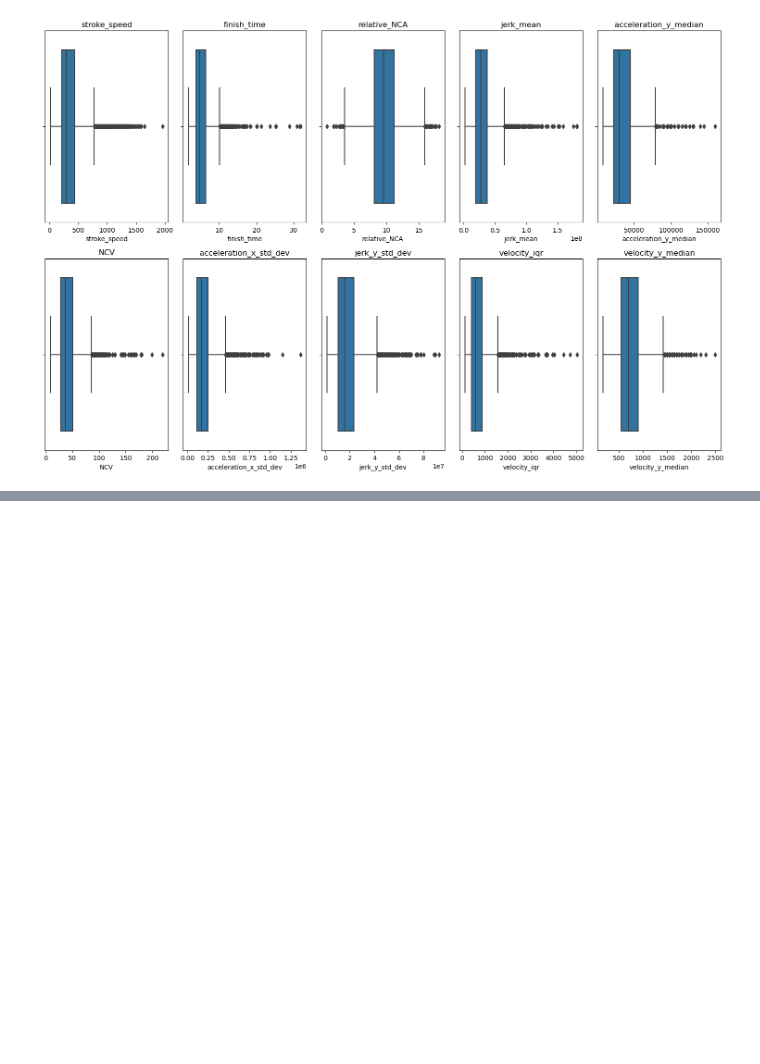
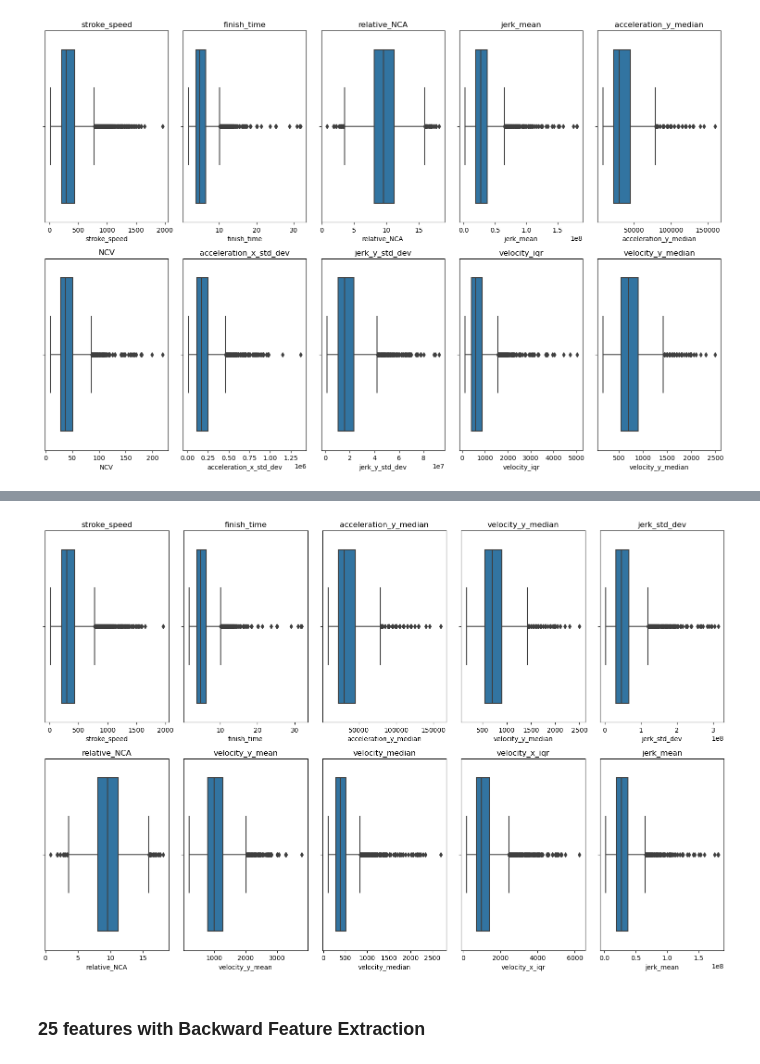
Before and after one commit to koalaspero/MI_Referencia, a Jupyter notebook: MyNotebooks/testing_models.ipynb, the cells around one changed output, grey strips where cells are left out. Saved outputs shown, nothing was run; the diff lists cells and outputs as text; code cells hidden in the pictures; blank space fills up the shorter version.

```diff
--- a/MyNotebooks/testing_models.ipynb
+++ b/MyNotebooks/testing_models.ipynb
@@ -196,0 +300,19 @@ plt.show()
+# %%
+# Define the number of top features you want to display
+top_n = 10  # Change this to the number of top features you want to visualize
+
+# Get the top N most important features
+top_features_rf = rf_importance_df['Column'].head(top_n)
+
+# Create larger boxplots for the top N most important columns
+plt.figure(figsize=(15, 10))  # Adjust the figure size as needed
+
+# Iterate through the top features and create boxplots
+for i, column_name in enumerate(top_features_rf):
+    plt.subplot(2, 5, i + 1)  # Create subplots in a 2x5 grid
+    sns.boxplot(data=df, x=column_name)
+    plt.title(column_name)
+
+plt.tight_layout()  # Ensure proper layout
+# %% [output]
+[figure, added]
@@ -196,0 +346,2 @@ plt.show()
+# %% [markdown]
+### 25 features with Backward Feature Extraction
```
Also changed, not shown: parts of 12 cells of this notebook, 3 other files.
